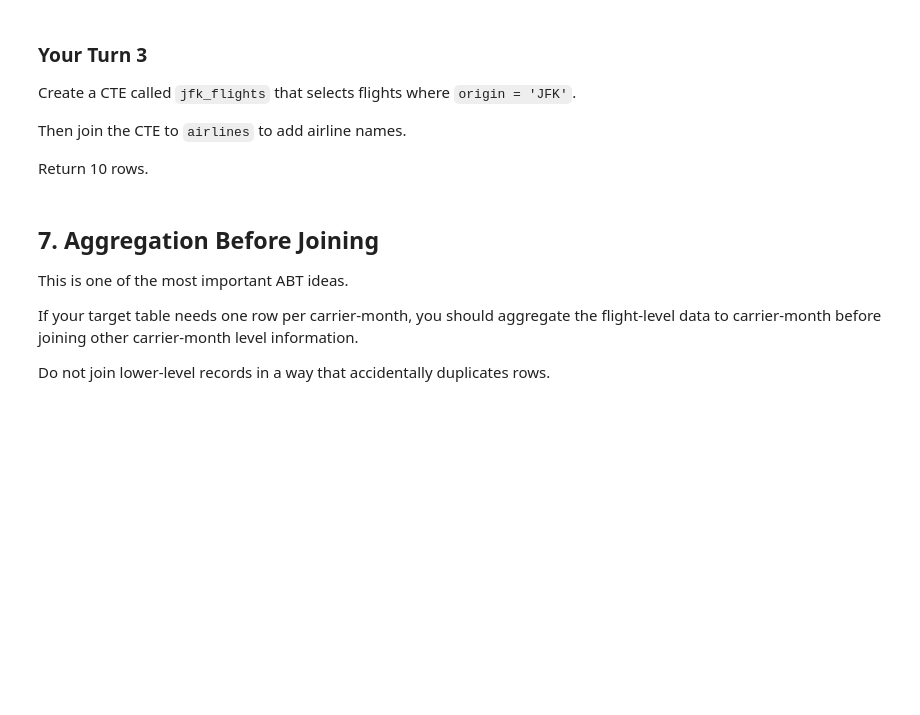
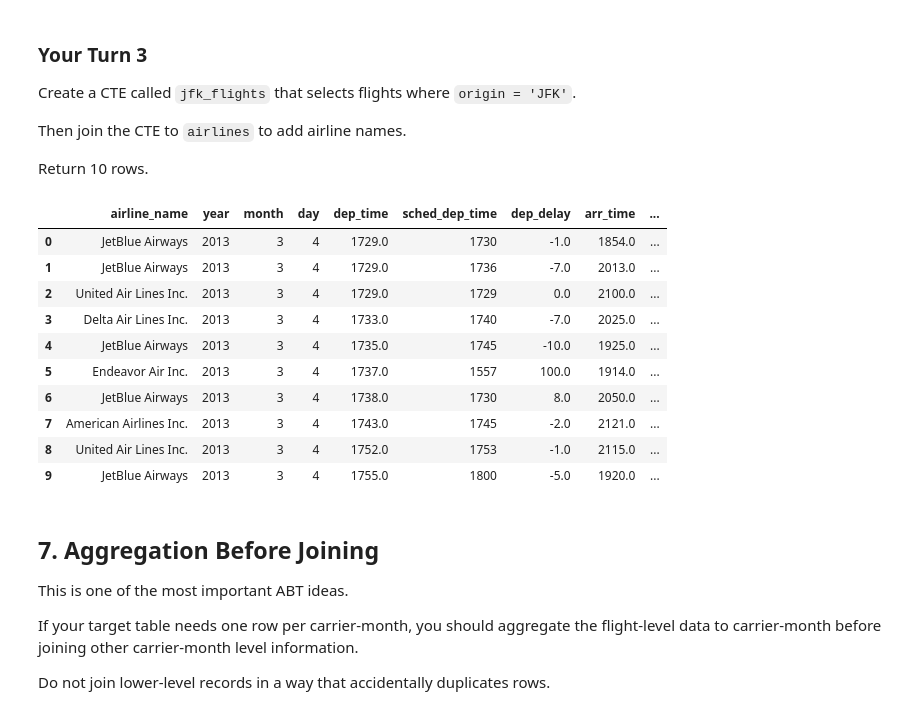
Before and after one commit to alexM200310/ban6003-week9-10-alejandro_mugica, a Jupyter notebook: notebooks/module10_sql_joins_abt_guided_lab.ipynb, the cells around one changed output. Saved outputs shown, nothing was run; the diff lists cells and outputs as text; code cells hidden in the pictures; blank space fills up the shorter version.

```diff
--- a/notebooks/module10_sql_joins_abt_guided_lab.ipynb
+++ b/notebooks/module10_sql_joins_abt_guided_lab.ipynb
@@ -415,11 +529,36 @@ Return 10 rows.
 # %%
 # Your Turn 3
 
 query = '''
-
+with jfk_flights as(
+  select *
+  from flights
+  where origin = 'JFK'
+)
+select
+  a.name as airline_name,
+  jfk.*
+from
+  jfk_flights as jfk
+left join
+  airlines as a
+  on jfk.carrier = a.carrier
+limit 10
 '''
 
 run_query(query, engine)
+# %% [output]
+|  | airline_name | year | month | day | dep_time | sched_dep_time | dep_delay | arr_time | ... |
+| 0 | JetBlue Airways | 2013 | 3 | 4 | 1729.0 | 1730 | -1.0 | 1854.0 | ... |
+| 1 | JetBlue Airways | 2013 | 3 | 4 | 1729.0 | 1736 | -7.0 | 2013.0 | ... |
+| 2 | United Air Lines Inc. | 2013 | 3 | 4 | 1729.0 | 1729 | 0.0 | 2100.0 | ... |
+| 3 | Delta Air Lines Inc. | 2013 | 3 | 4 | 1733.0 | 1740 | -7.0 | 2025.0 | ... |
+| 4 | JetBlue Airways | 2013 | 3 | 4 | 1735.0 | 1745 | -10.0 | 1925.0 | ... |
+| 5 | Endeavor Air Inc. | 2013 | 3 | 4 | 1737.0 | 1557 | 100.0 | 1914.0 | ... |
+| 6 | JetBlue Airways | 2013 | 3 | 4 | 1738.0 | 1730 | 8.0 | 2050.0 | ... |
+| 7 | American Airlines Inc. | 2013 | 3 | 4 | 1743.0 | 1745 | -2.0 | 2121.0 | ... |
+| 8 | United Air Lines Inc. | 2013 | 3 | 4 | 1752.0 | 1753 | -1.0 | 2115.0 | ... |
+| 9 | JetBlue Airways | 2013 | 3 | 4 | 1755.0 | 1800 | -5.0 | 1920.0 | ... |
 # %% [markdown]
 ## 7. Aggregation Before Joining
 
```
Also changed, not shown: parts of 33 cells of this notebook.
